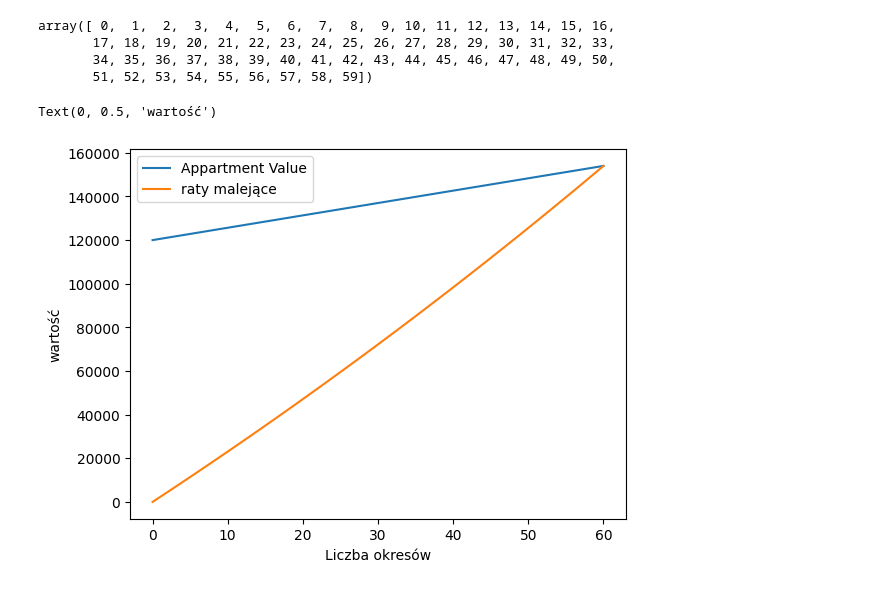
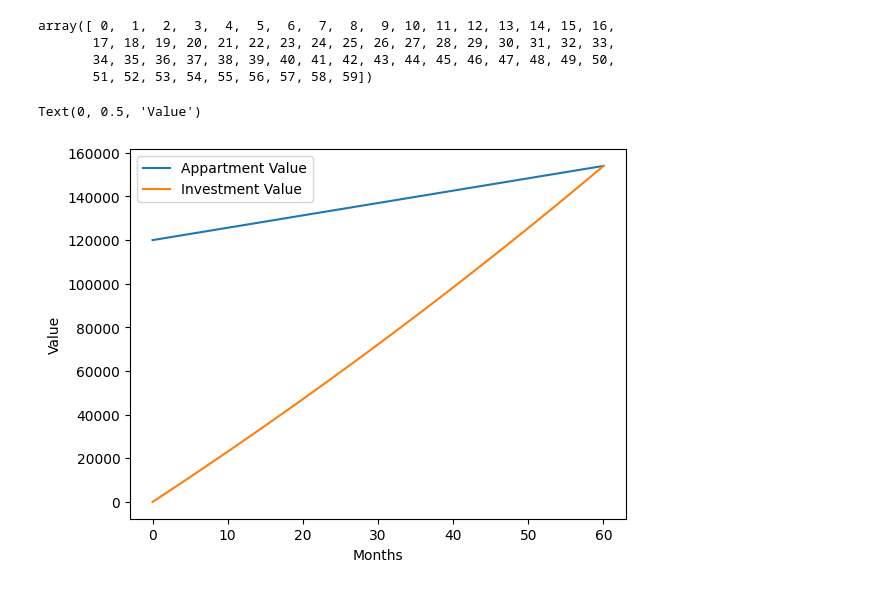
Before and after one commit to pogmac/M07_06_Interest_Task, a Jupyter notebook: M07_AppartmentPurchase.ipynb, the cells around one changed output. Saved outputs shown, nothing was run; the diff lists cells and outputs as text; code cells hidden in the pictures.

```diff
--- a/M07_AppartmentPurchase.ipynb
+++ b/M07_AppartmentPurchase.ipynb
@@ -100,12 +100,12 @@ import matplotlib.pyplot as plt
 # %%
 #plt.plot(interest_equal.cumsum(),label='raty równe')
 #plt.plot(interest_decreasing.cumsum(),label='raty malejące')
 
 plt.plot(appValue,label='Appartment Value')
 plt.plot(valuecumArr,label='Investment Value')
 plt.legend()
-plt.xlabel('Liczba okresów')
-plt.ylabel('wartość')
+plt.xlabel('Months')
+plt.ylabel('Value')
 # %% [output]
-Text(0, 0.5, 'wartość')
+Text(0, 0.5, 'Value')
-[figure, old version]
+[figure, new version]
```
